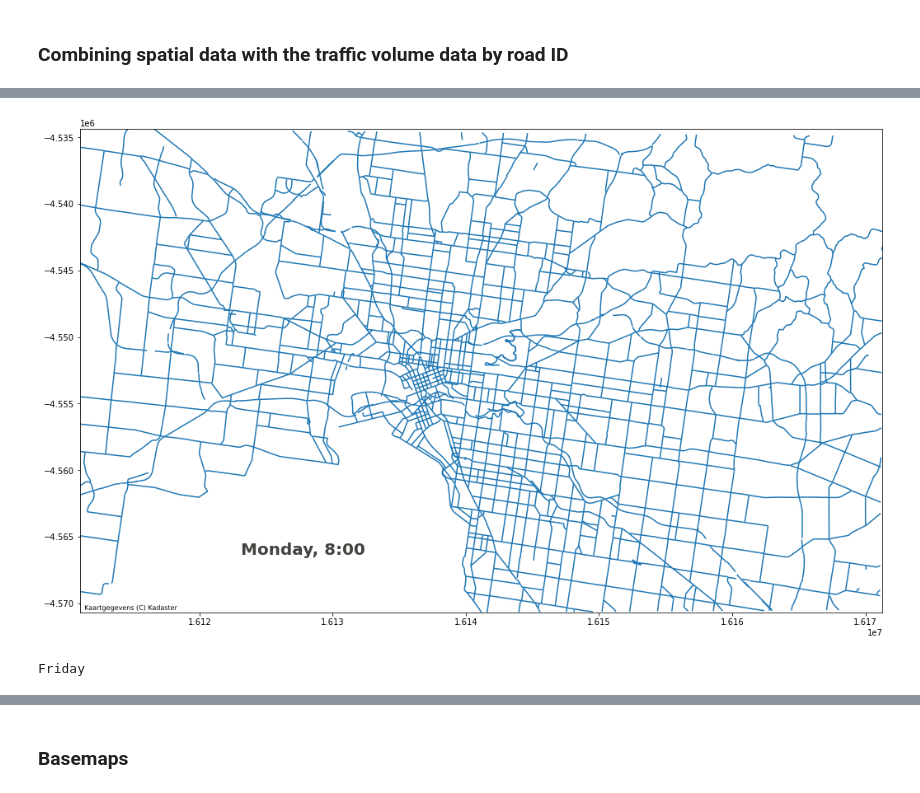
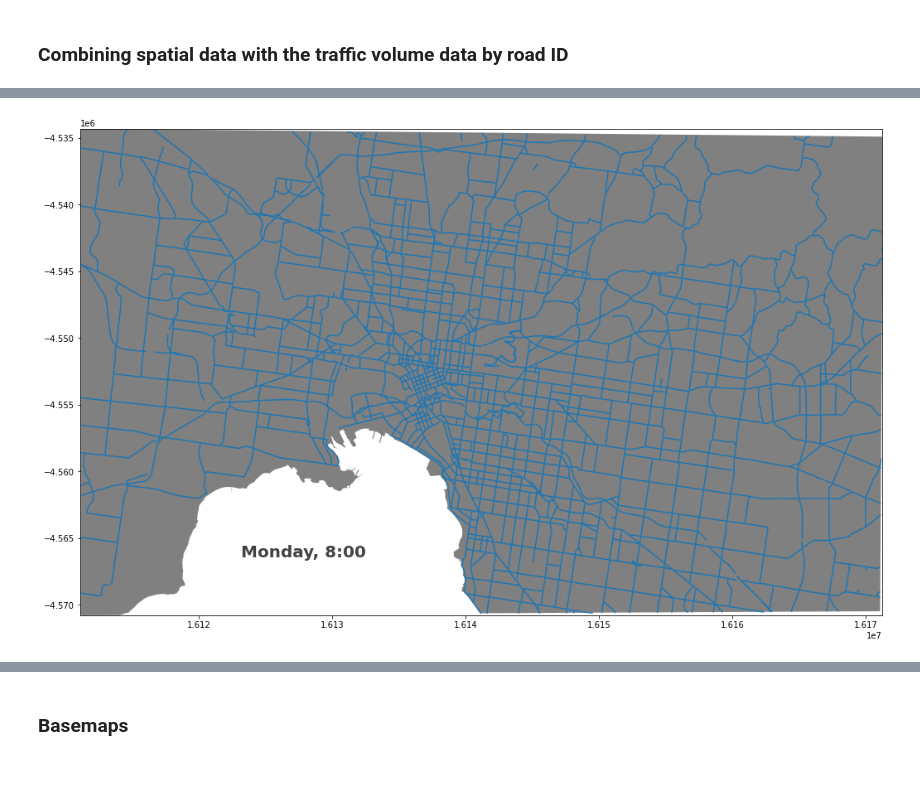
Before and after one commit to jankomag/melbourne-road-traffic, a Jupyter notebook: Melbourne-Traffic.ipynb, the cells around one changed output, grey strips where cells are left out. Cells and saved outputs as stored; diff of their text form; code cells hidden in the pictures.

```diff
--- a/Melbourne-Traffic.ipynb
+++ b/Melbourne-Traffic.ipynb
@@ -20,5 +13,5 @@ basemap.plot()
 # %%
-data = geopandas.read_file("metro-data2.geojson")
+data = geopandas.read_file("data/metro-data2.geojson")
 sdf = geopandas.GeoDataFrame(data)
 
 #Select only the columns of interest
@@ -33,7 +26,7 @@ sdf = sdf.drop_duplicates(subset="HMGNS_LNK_ID", keep="first")
 
 #sort by ID
 sdf = sdf.sort_values("HMGNS_LNK_ID")
-print(sdf.head(30))
+print(sdf.head())
 # %% [output]
       HMGNS_LNK_ID                                           geometry
 179              2  MULTILINESTRING ((2512268.212 2400819.746, 251...
@@ -161,22 +98,14 @@ print(df.head())
 # %%
-#for dow in df['DOW']:
- #   day_df = df[df['DOW']==dow]
- #   print("It is day ", dow)
-  #  for hour in day_df['Hour']:
-  #      #day_hour_df = df[df['Hour'] == hour]
-  #      print("It is day ", dow, " and hour is ", hour)
+basemap = geopandas.read_file("data/land_basemap.geojson")
+basemap = basemap.to_crs(epsg=3857)
 
 fig, ax = plt.subplots(1,figsize=(19.2, 10.8))
-ax.margins(0.0,0.0)
-sdf.plot(ax=ax)
+ax.margins(-0.001,-0.0001)
+sdf.plot(ax=ax, zorder = 2)
 #cx.add_basemap(ax, source=cx.providers.nlmaps.grijs)
 plt.annotate('Monday, 8:00', xy=(0.2, 0.12), xycoords='axes fraction', c="#44423f", fontfamily="sans-serif", fontsize=20, weight = 'semibold')
+basemap.plot(ax=ax, color="gray", zorder = 1)
 plt.show()
 # %% [output]
-[figure, old version]
+[figure, new version]
-# %%
-days_ow = {1:'Monday', 2: 'Tuesday', 3:'Wednesday', 4:'Thursday', 5:'Friday', 6:'Saturday', 7:'Sunday'}
-print(days_ow[5])
-# %% [output]
-Friday
 # %%
```
Also changed, not shown: parts of 15 cells of this notebook, 6 other files.
